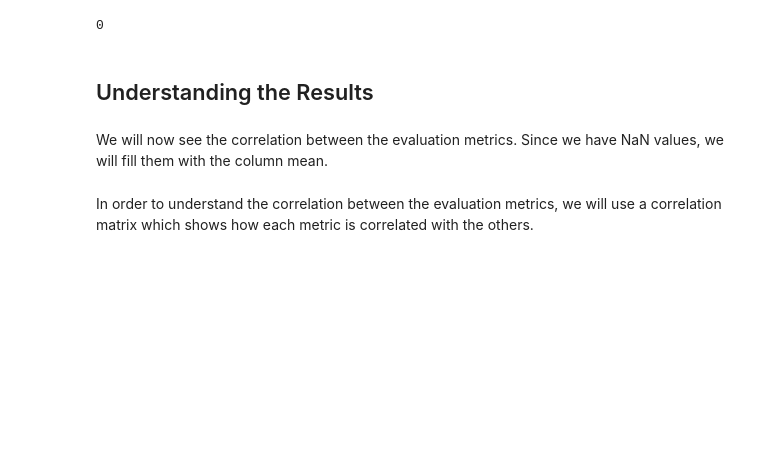
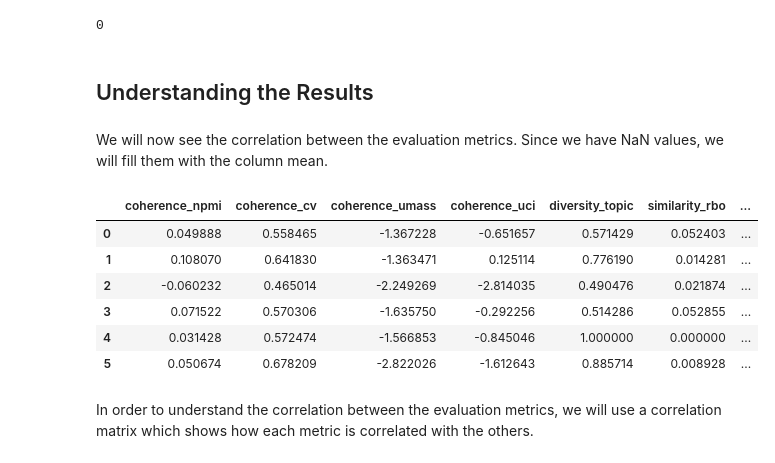
Before and after one commit to DionGR/greek-pm-topic-modeling, a Jupyter notebook: src/2_octis.ipynb, the cells around one changed output. Drawn from its saved outputs; the diff is of its cells as text; code cells hidden in the pictures; blank space fills up the shorter version.

```diff
--- a/src/2_octis.ipynb
+++ b/src/2_octis.ipynb
@@ -133,6 +133,16 @@ len(evaluator.model_outputs['lsi']['test-topic-document-matrix'])
 We will now see the correlation between the evaluation metrics. Since we have NaN values, we will fill them with the column mean.
 # %%
 metric_df = evaluator.get_evaluation().drop(columns=['model'])
+# %%
+metric_df
+# %% [output]
+|  | coherence_npmi | coherence_cv | coherence_umass | coherence_uci | diversity_topic | similarity_rbo | ... |
+| 0 | 0.049888 | 0.558465 | -1.367228 | -0.651657 | 0.571429 | 0.052403 | ... |
+| 1 | 0.108070 | 0.641830 | -1.363471 | 0.125114 | 0.776190 | 0.014281 | ... |
+| 2 | -0.060232 | 0.465014 | -2.249269 | -2.814035 | 0.490476 | 0.021874 | ... |
+| 3 | 0.071522 | 0.570306 | -1.635750 | -0.292256 | 0.514286 | 0.052855 | ... |
+| 4 | 0.031428 | 0.572474 | -1.566853 | -0.845046 | 1.000000 | 0.000000 | ... |
+| 5 | 0.050674 | 0.678209 | -2.822026 | -1.612643 | 0.885714 | 0.008928 | ... |
 # %% [markdown]
 In order to understand the correlation between the evaluation metrics, we will use a correlation matrix which shows how each metric is correlated with the others.
 # %%
```
Also changed, not shown: parts of 3 cells of this notebook, 3 other files.
